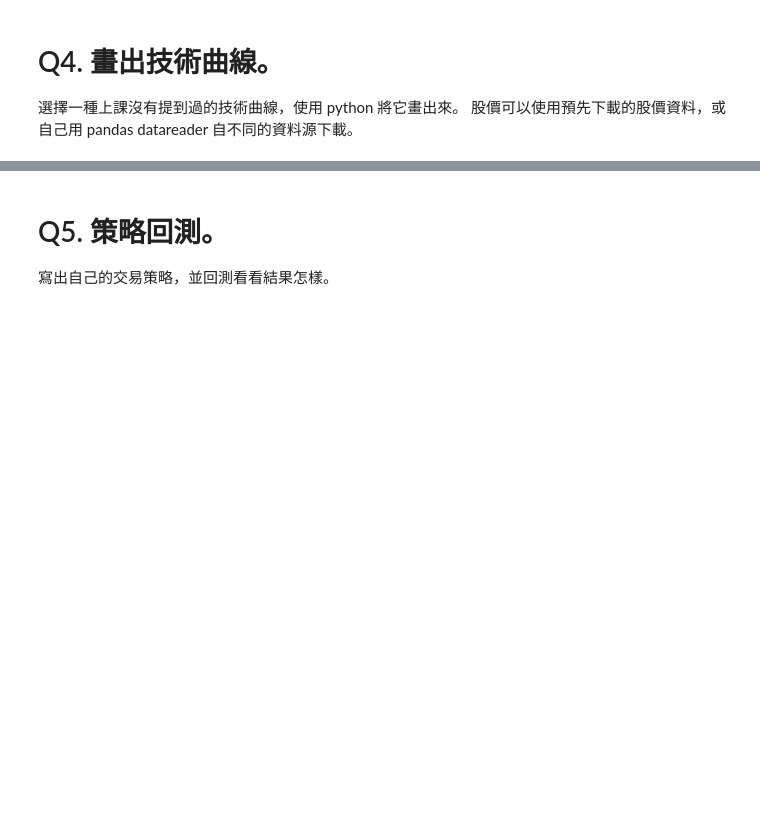
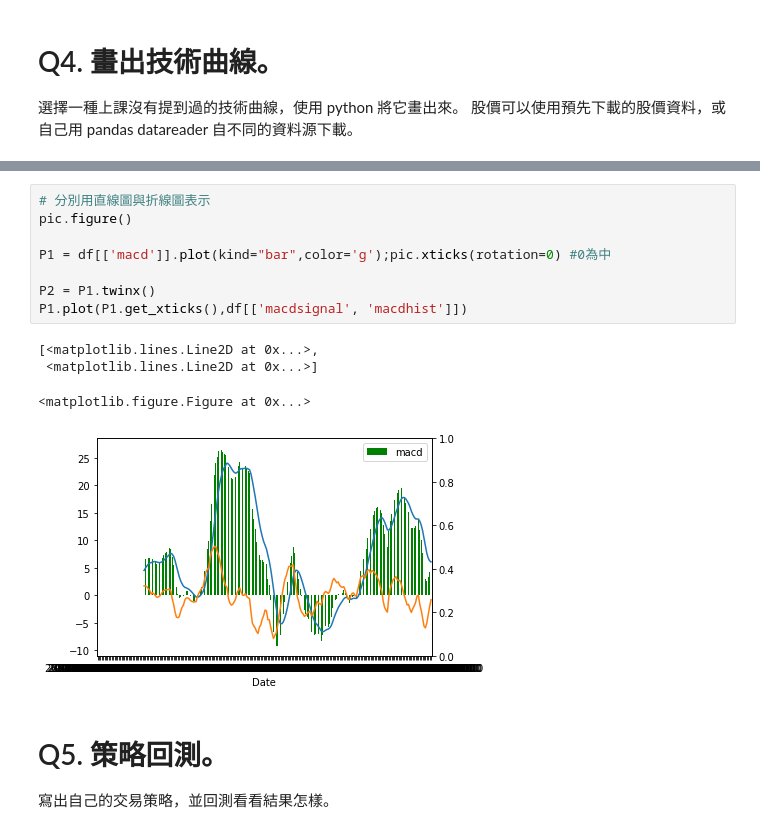
Before and after one commit to chinyinghung/20171026, a Jupyter notebook: mid/mid.ipynb, the cells around one changed output, grey strips where cells are left out. Saved outputs shown, nothing was run; the diff lists cells and outputs as text; blank space fills up the shorter version.

```diff
--- a/mid/mid.ipynb
+++ b/mid/mid.ipynb
@@ -66,3 +182,16 @@ None None
+# %%
+# 分別用直線圖與折線圖表示
+pic.figure()
+
+P1 = df[['macd']].plot(kind="bar",color='g');pic.xticks(rotation=0) #0為中
+
+P2 = P1.twinx()
+P1.plot(P1.get_xticks(),df[['macdsignal', 'macdhist']])
+# %% [output]
+[<matplotlib.lines.Line2D at 0x...>,
+ <matplotlib.lines.Line2D at 0x...>]
+<matplotlib.figure.Figure at 0x...>
+[figure, added]
 # %% [markdown]
 # Q5. 策略回測。
 寫出自己的交易策略，並回測看看結果怎樣。
```
Also changed, not shown: parts of 17 cells of this notebook, 5 other files.
